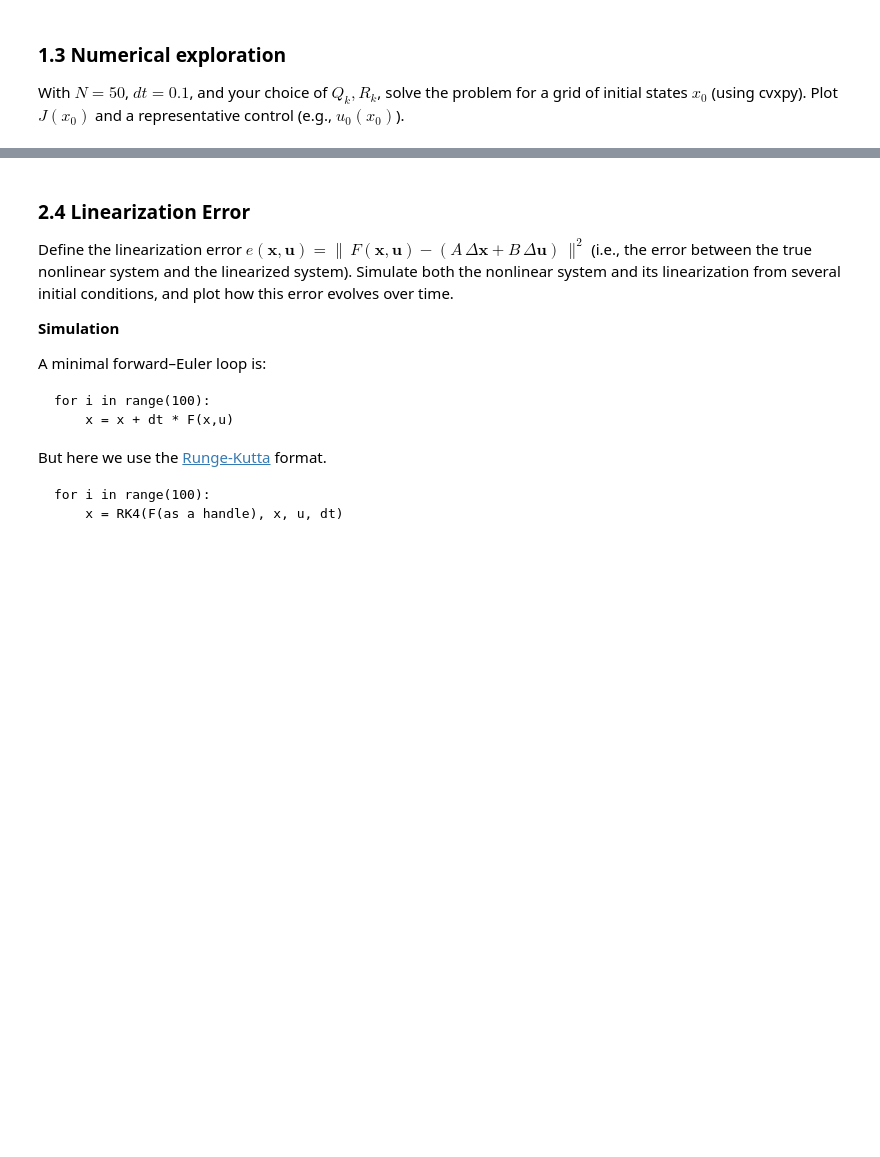
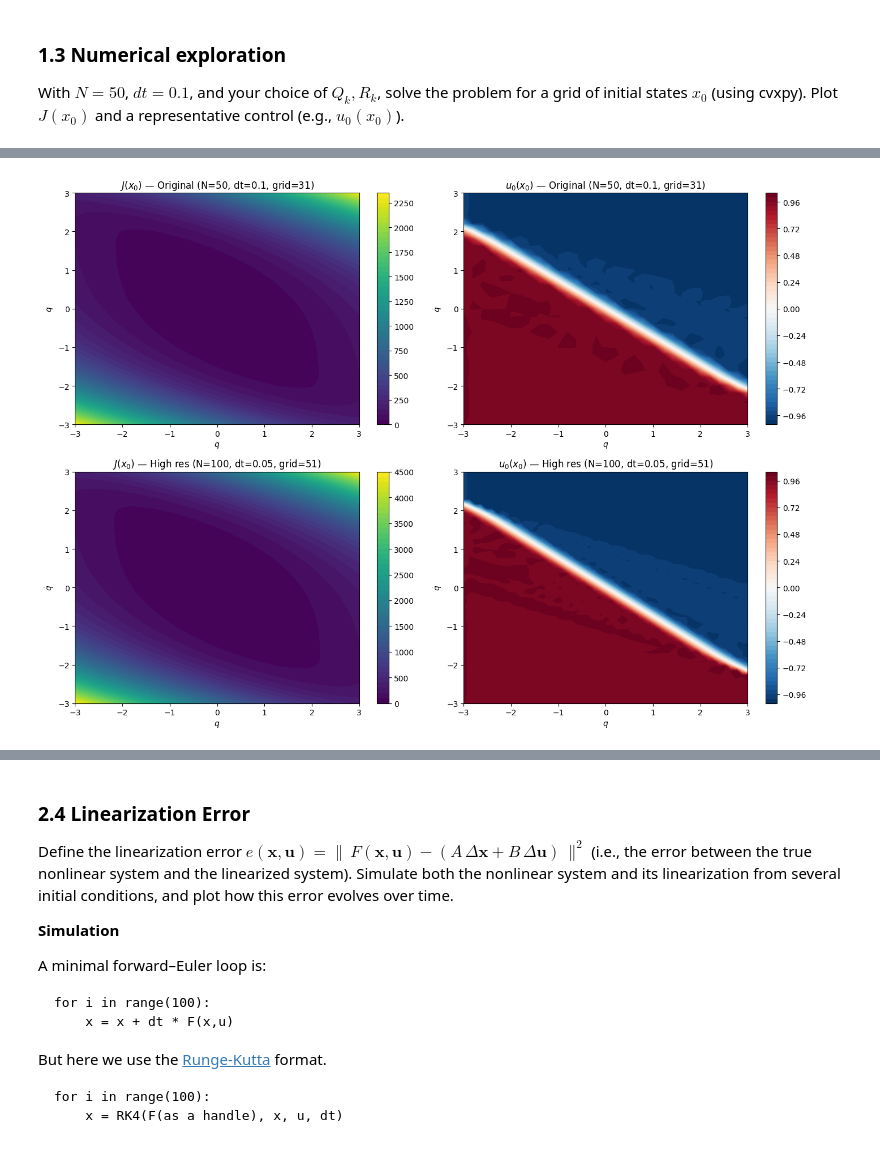
Before and after one commit to mmattyV/2025-ES-AM-158-PSET, a Jupyter notebook: PSET4/pset4.ipynb, the cells around one changed output, grey strips where cells are left out. Cells and saved outputs as stored; diff of their text form; code cells hidden in the pictures; blank space fills up the shorter version.

```diff
--- a/PSET4/pset4.ipynb
+++ b/PSET4/pset4.ipynb
@@ -120,0 +201,90 @@ Write the KKT optimality conditions for the problem.
+# %%
+import time
+
+# =========================
+# Resolution study: increase N, decrease dt, denser grid
+# =========================
+
+# Higher resolution parameters
+N_high = 100       # doubled from 50
+dt_high = 0.05     # halved from 0.1 (same total horizon T = 5s)
+n_grid_high = 51   # denser grid (was 31)
+
+# Rebuild A, B for new dt
+A_high = np.array([[1, dt_high],
+                   [0, 1]])
+B_high = np.array([[0],
+                   [dt_high]])
+
+# Build new problem
+x0_param_high = cp.Parameter(n)
+x_high = cp.Variable((n, N_high+1))
+u_high = cp.Variable((m, N_high))
+
+cost_high = 0
+for k in range(N_high+1):
+    cost_high += cp.quad_form(x_high[:, k], Q)
+for k in range(N_high):
+    cost_high += cp.quad_form(u_high[:, k], R)
+
+constraints_high = [x_high[:, 0] == x0_param_high]
+for k in range(N_high):
+    constraints_high += [x_high[:, k+1] == A_high @ x_high[:, k] + B_high @ u_high[:, k]]
+    constraints_high += [u_high[:, k] >= -umax, u_high[:, k] <= umax]
+
+prob_high = cp.Problem(cp.Minimize(cost_high), constraints_high)
+
+# Create denser grid
+q_vals_high = np.linspace(-3, 3, n_grid_high)
+qdot_vals_high = np.linspace(-3, 3, n_grid_high)
+Q_grid_high, Qdot_grid_high = np.meshgrid(q_vals_high, qdot_vals_high)
+
+J_grid_high = np.zeros((n_grid_high, n_grid_high))
+u0_grid_high = np.zeros((n_grid_high, n_grid_high))
+
+# Solve and time it
+start_time = time.time()
+for i in range(n_grid_high):
+    for j in range(n_grid_high):
+        x0_param_high.value = np.array([Q_grid_high[i, j], Qdot_grid_high[i, j]])
+        prob_high.solve(solver=cp.OSQP, warm_start=True)
+        if prob_high.status == 'optimal':
+            J_grid_high[i, j] = prob_high.value
+            u0_grid_high[i, j] = u_high.value[0, 0]
+        else:
+            J_grid_high[i, j] = np.nan
+            u0_grid_high[i, j] = np.nan
+elapsed_high = time.time() - start_time
+
+print(f"High resolution: N={N_high}, dt={dt_high}, grid={n_grid_high}x{n_grid_high}")
+print(f"Total solves: {n_grid_high**2}, Time: {elapsed_high:.2f}s")
+print(f"Average time per solve: {elapsed_high / n_grid_high**2 * 1000:.2f} ms")
+
+# Plot comparison
+fig, axes = plt.subplots(2, 2, figsize=(14, 10))
+
+# Original (from 1.3)
+c1 = axes[0, 0].contourf(Q_grid, Qdot_grid, J_grid, levels=50, cmap='viridis')
+axes[0, 0].set_xlabel('$q$'); axes[0, 0].set_ylabel('$\dot{q}$')
+axes[0, 0].set_title(f'$J(x_0)$ — Original (N={N}, dt={dt}, grid={n_grid})')
+plt.colorbar(c1, ax=axes[0, 0])
+
+c2 = axes[0, 1].contourf(Q_grid, Qdot_grid, u0_grid, levels=50, cmap='RdBu_r')
+axes[0, 1].set_xlabel('$q$'); axes[0, 1].set_ylabel('$\dot{q}$')
+axes[0, 1].set_title(f'$u_0(x_0)$ — Original (N={N}, dt={dt}, grid={n_grid})')
+plt.colorbar(c2, ax=axes[0, 1])
+
+# High resolution
+c3 = axes[1, 0].contourf(Q_grid_high, Qdot_grid_high, J_grid_high, levels=50, cmap='viridis')
+axes[1, 0].set_xlabel('$q$'); axes[1, 0].set_ylabel('$\dot{q}$')
+axes[1, 0].set_title(f'$J(x_0)$ — High res (N={N_high}, dt={dt_high}, grid={n_grid_high})')
+plt.colorbar(c3, ax=axes[1, 0])
+
+c4 = axes[1, 1].contourf(Q_grid_high, Qdot_grid_high, u0_grid_high, levels=50, cmap='RdBu_r')
+axes[1, 1].set_xlabel('$q$'); axes[1, 1].set_ylabel('$\dot{q}$')
+axes[1, 1].set_title(f'$u_0(x_0)$ — High res (N={N_high}, dt={dt_high}, grid={n_grid_high})')
+plt.colorbar(c4, ax=axes[1, 1])
+
+plt.tight_layout()
+plt.show()
+# %% [output]
@@ -120,0 +294 @@ Write the KKT optimality conditions for the problem.
+[figure, added]
```
Also changed, not shown: parts of 30 cells of this notebook, 2 other files.
